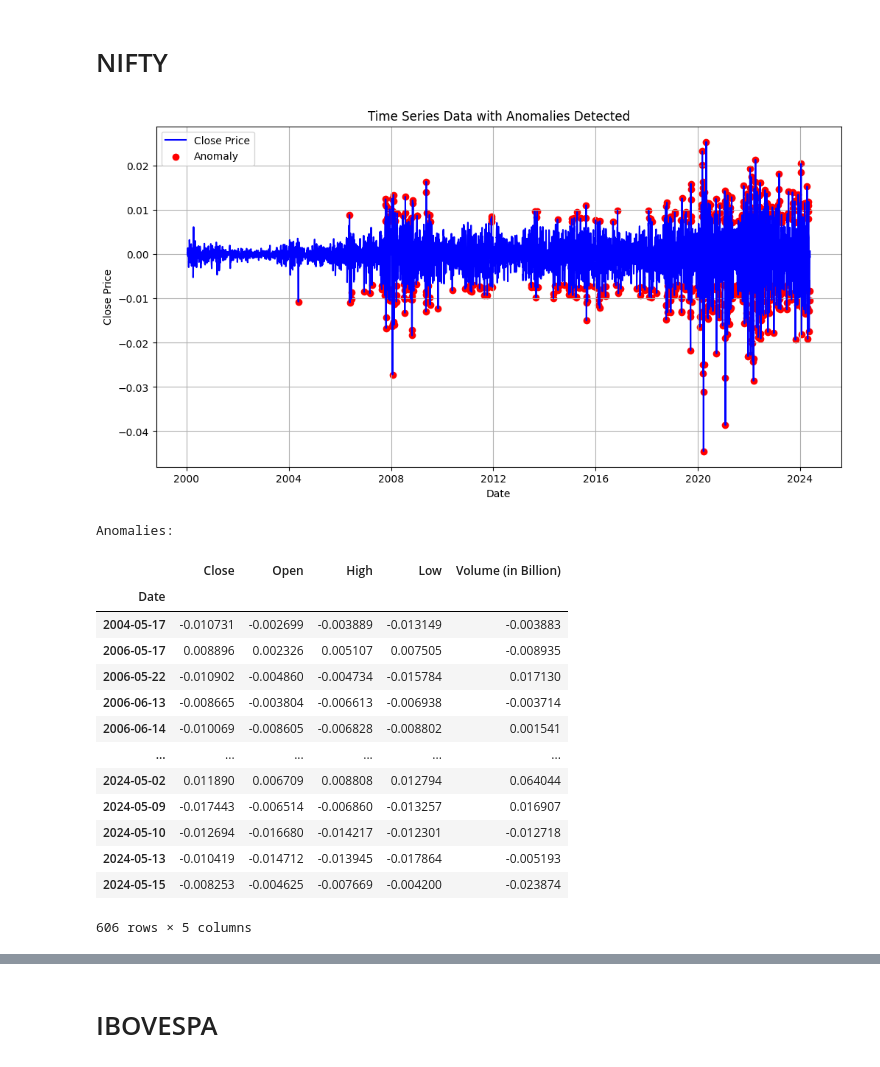
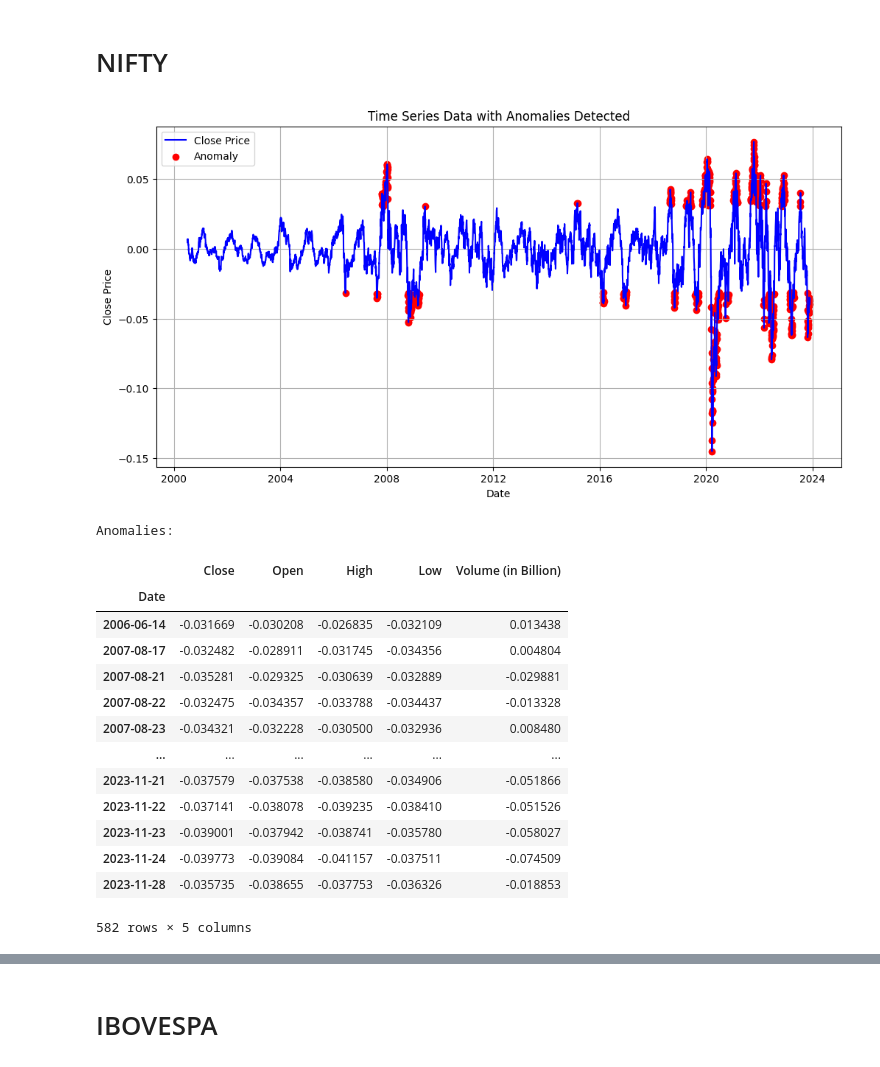
Before and after one commit to Rushi873/Anomaly-detection-and-clustering-for-stock-indices, a Jupyter notebook: Statistic model/MCD.ipynb, the cells around one changed output, grey strips where cells are left out. Saved outputs shown, nothing was run; the diff lists cells and outputs as text; code cells hidden in the pictures.

```diff
--- a/Statistic model/MCD.ipynb
+++ b/Statistic model/MCD.ipynb
@@ -38,35 +38,35 @@ def detect_anomalies(df):
 # %%
 # Detecting anomaly
 NIFTY = pd.read_csv('D:/UFG/Data collection/NIFTY.csv')
 NIFTY['Date']= pd.to_datetime(NIFTY['Date'], format='%Y-%m-%d')
 #NIFTY.set_index('Date', inplace=True)
 
 scaled_data, scaler = scale_data(NIFTY)
-df_residuals, df_trend, df_seasonal, decomposition_results = transform_to_stationary(scaled_data, period=14)
+df_residuals, df_trend, df_seasonal, decomposition_results = transform_to_stationary(scaled_data)
 
 # Detect anomalies
 anomalies = detect_anomalies(df_residuals)
 
 # Display anomalies (dates)
 print("Anomalies:")
 anomalies
 # %% [output]
-[figure, old version]
+[figure, new version]
 Anomalies:
 |  | Close | Open | High | Low | Volume (in Billion) |
 | Date |  |  |  |  |  |
-| 2004-05-17 | -0.010731 | -0.002699 | -0.003889 | -0.013149 | -0.003883 |
-| 2006-05-17 | 0.008896 | 0.002326 | 0.005107 | 0.007505 | -0.008935 |
-| 2006-05-22 | -0.010902 | -0.004860 | -0.004734 | -0.015784 | 0.017130 |
-| 2006-06-13 | -0.008665 | -0.003804 | -0.006613 | -0.006938 | -0.003714 |
-| 2006-06-14 | -0.010069 | -0.008605 | -0.006828 | -0.008802 | 0.001541 |
+| 2006-06-14 | -0.031669 | -0.030208 | -0.026835 | -0.032109 | 0.013438 |
+| 2007-08-17 | -0.032482 | -0.028911 | -0.031745 | -0.034356 | 0.004804 |
+| 2007-08-21 | -0.035281 | -0.029325 | -0.030639 | -0.032889 | -0.029881 |
+| 2007-08-22 | -0.032475 | -0.034357 | -0.033788 | -0.034437 | -0.013328 |
+| 2007-08-23 | -0.034321 | -0.032228 | -0.030500 | -0.032936 | 0.008480 |
 | ... | ... | ... | ... | ... | ... |
-| 2024-05-02 | 0.011890 | 0.006709 | 0.008808 | 0.012794 | 0.064044 |
-| 2024-05-09 | -0.017443 | -0.006514 | -0.006860 | -0.013257 | 0.016907 |
-| 2024-05-10 | -0.012694 | -0.016680 | -0.014217 | -0.012301 | -0.012718 |
-| 2024-05-13 | -0.010419 | -0.014712 | -0.013945 | -0.017864 | -0.005193 |
-| 2024-05-15 | -0.008253 | -0.004625 | -0.007669 | -0.004200 | -0.023874 |
+| 2023-11-21 | -0.037579 | -0.037538 | -0.038580 | -0.034906 | -0.051866 |
+| 2023-11-22 | -0.037141 | -0.038078 | -0.039235 | -0.038410 | -0.051526 |
+| 2023-11-23 | -0.039001 | -0.037942 | -0.038741 | -0.035780 | -0.058027 |
+| 2023-11-24 | -0.039773 | -0.039084 | -0.041157 | -0.037511 | -0.074509 |
+| 2023-11-28 | -0.035735 | -0.038655 | -0.037753 | -0.036326 | -0.018853 |
-606 rows × 5 columns
+582 rows × 5 columns
 # %%
 import matplotlib.pyplot as plt
 
```
Also changed, not shown: parts of 5 cells of this notebook.
